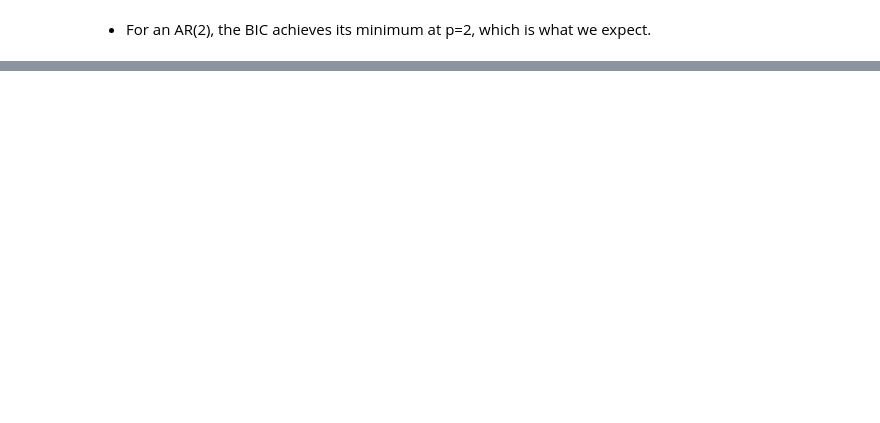
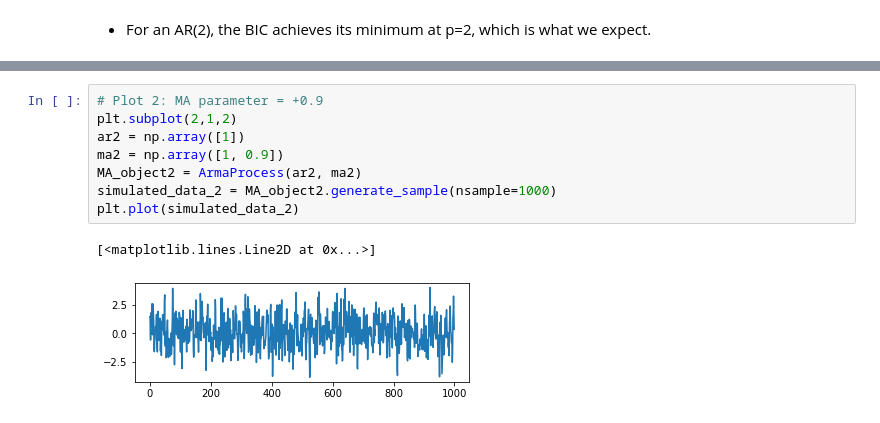
Before and after one commit to naikshubham/Forecasting-using-Python, a Jupyter notebook: Time-Series-Analysis/Time Series Analysis.ipynb, the cells around one changed output, grey strips where cells are left out. Saved outputs shown, nothing was run; the diff lists cells and outputs as text; blank space fills up the shorter version.

```diff
--- a/Time-Series-Analysis/Time Series Analysis.ipynb
+++ b/Time-Series-Analysis/Time Series Analysis.ipynb
@@ -957,0 +973,11 @@ plt.show()
+# %%
+# Plot 2: MA parameter = +0.9
+plt.subplot(2,1,2)
+ar2 = np.array([1])
+ma2 = np.array([1, 0.9])
+MA_object2 = ArmaProcess(ar2, ma2)
+simulated_data_2 = MA_object2.generate_sample(nsample=1000)
+plt.plot(simulated_data_2)
+# %% [output]
+[<matplotlib.lines.Line2D at 0x...>]
+[figure, added]
```
Also changed, not shown: parts of 31 cells of this notebook.
